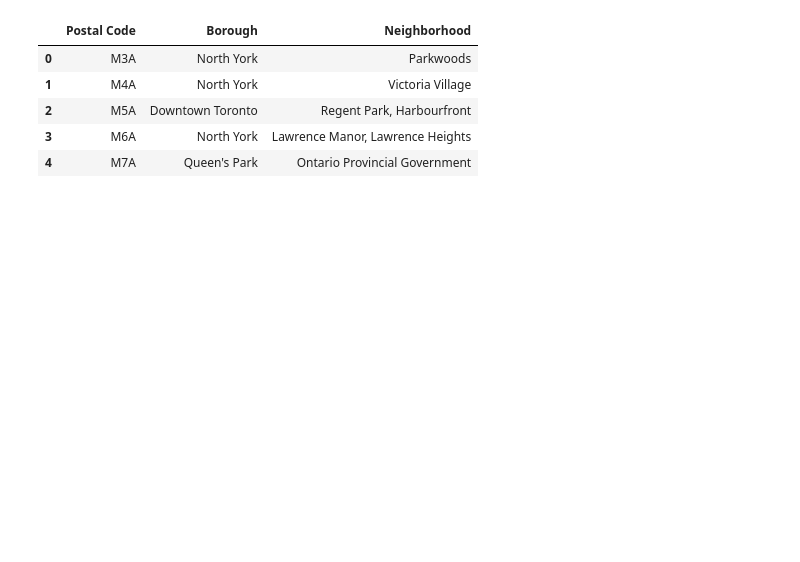
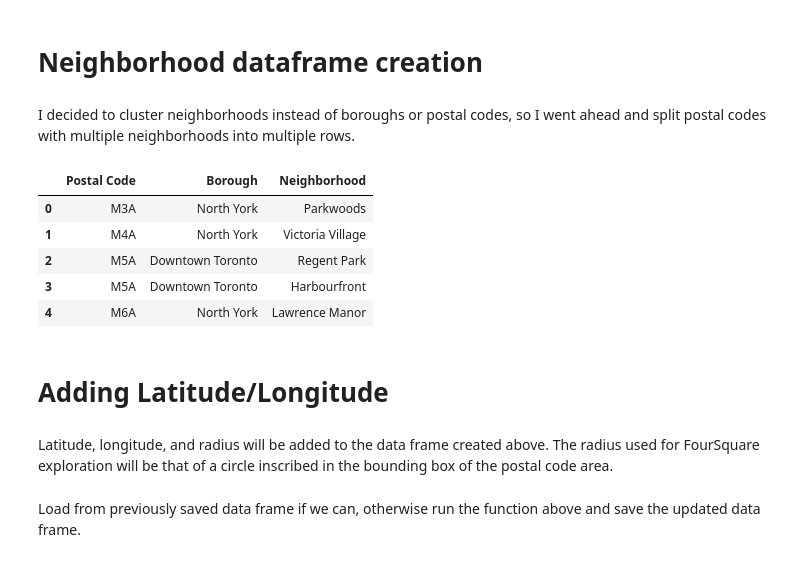
Before and after one commit to VioletteVanadium/Coursera_Capstone, a Jupyter notebook: toronto_clustering.ipynb, the cells around one changed output. Drawn from its saved outputs; the diff is of its cells as text; code cells hidden in the pictures; blank space fills up the shorter version.

```diff
--- a/toronto_clustering.ipynb
+++ b/toronto_clustering.ipynb
@@ -1,29 +1,46 @@
 # %%
+import itertools as it
+import os
+import json
 import requests
 import bs4
+import geocoder
+import folium
 import pandas as pd
+import numpy as np
 from bs4 import BeautifulSoup
+from sklearn.cluster import KMeans
+pd.set_option('display.max_columns', None)
+# %% [markdown]
+# Neighborhood dataframe creation
+# %% [markdown]
+I decided to cluster neighborhoods instead of boroughs or postal codes, so I went ahead and split postal codes with multiple neighborhoods into multiple rows.
 # %%
 soup = requests.get("https://en.wikipedia.org/wiki/List_of_postal_codes_of_Canada:_M").content
 soup = BeautifulSoup(soup)
 # %%
 data = pd.DataFrame(columns=['Postal Code', 'Borough', 'Neighborhood'])
-for cell in soup.find_all('td'):
+table = soup.find('table')
+for cell in table.find_all('td'):
     row = list(cell.stripped_strings)
     if "Not assigned" in row:
         continue
-    tmp = " ".join(row[2:]).strip("() ")
-    tmp = " ".join([t.strip() for t in tmp.split(")")])
-    tmp = tmp.replace("(", "/")
-    tmp = ", ".join([t.strip() for t in tmp.split(",")])
-    tmp = ", ".join([t.strip() for t in tmp.split("/")])
-    row = row[:2] + [tmp]
-    data = data.append(dict(zip(data.columns, row)), ignore_index=True)
+    neighborhoods = " ".join(row[2:]).strip("() ")
+    neighborhoods = " ".join([t.strip() for t in neighborhoods.split(")")])
+    neighborhoods = neighborhoods.replace("(", "/")
+    neighborhoods = ", ".join([t.strip() for t in neighborhoods.split(",")])
+    neighborhoods = ", ".join([t.strip() for t in neighborhoods.split("/")])
+    for nbh in neighborhoods.split(','):
+        data = data.append(dict(zip(data.columns, row[:2] + [nbh.strip()])), ignore_index=True)
 data.head()
 # %% [output]
 |  | Postal Code | Borough | Neighborhood |
 | 0 | M3A | North York | Parkwoods |
 | 1 | M4A | North York | Victoria Village |
-| 2 | M5A | Downtown Toronto | Regent Park, Harbourfront |
-| 3 | M6A | North York | Lawrence Manor, Lawrence Heights |
-| 4 | M7A | Queen's Park | Ontario Provincial Government |
+| 2 | M5A | Downtown Toronto | Regent Park |
+| 3 | M5A | Downtown Toronto | Harbourfront |
+| 4 | M6A | North York | Lawrence Manor |
+# %% [markdown]
+# Adding Latitude/Longitude
+# %% [markdown]
+Latitude, longitude, and radius will be added to the data frame created above. The radius used for FourSquare exploration will be that of a circle inscribed in the bounding box of the postal code area.
@@ -29,0 +77,2 @@ data.head()
+# %% [markdown]
+Load from previously saved data frame if we can, otherwise run the function above and save the updated data frame.
```
Also changed, not shown: parts of 40 cells of this notebook, 3 other files.
